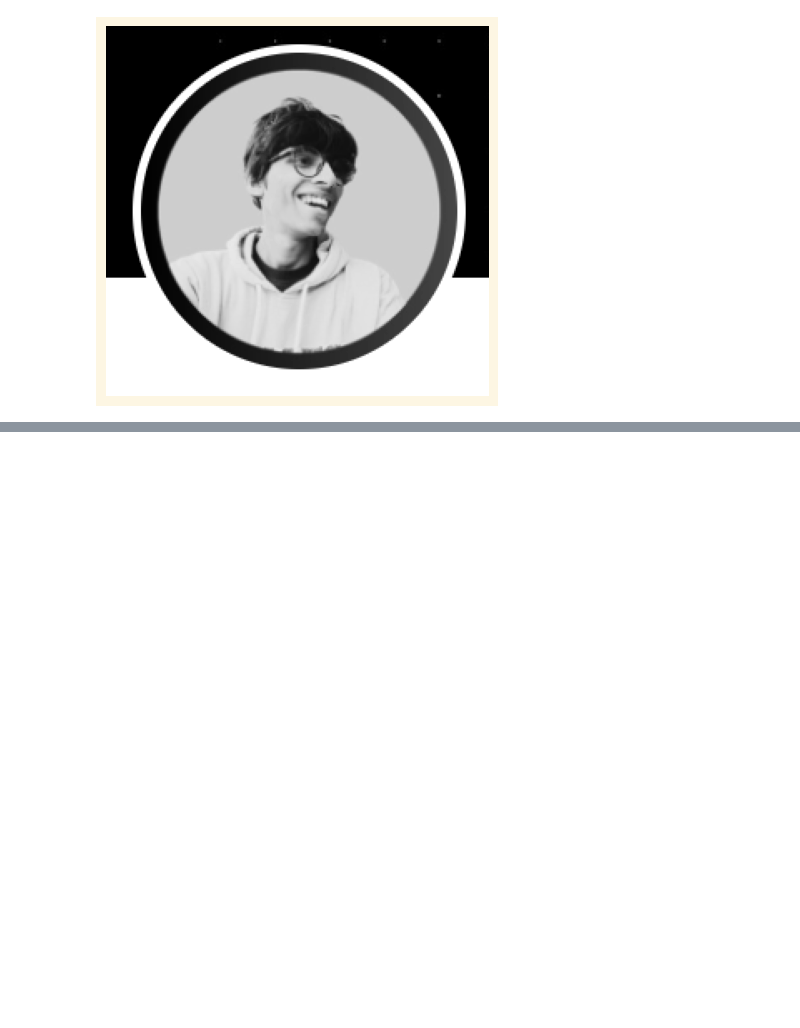
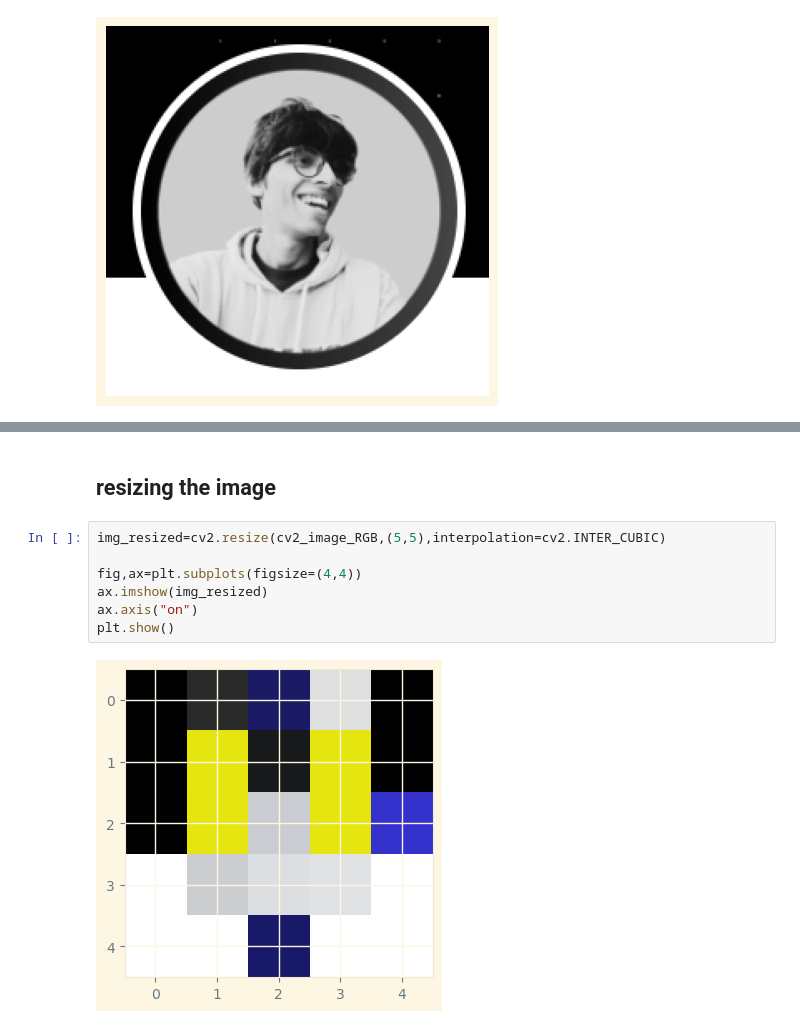
Before and after one commit to Sameershrinath/5th_sem, a Jupyter notebook: PYTHON/Image_processing/OpenCV.ipynb, the cells around one changed output, grey strips where cells are left out. Cells and saved outputs as stored; diff of their text form; blank space fills up the shorter version.

```diff
--- a/PYTHON/Image_processing/OpenCV.ipynb
+++ b/PYTHON/Image_processing/OpenCV.ipynb
@@ -131,0 +162,11 @@ plt.show()
+# %% [markdown]
+## **resizing the image**
+# %%
+img_resized=cv2.resize(cv2_image_RGB,(5,5),interpolation=cv2.INTER_CUBIC)
+
+fig,ax=plt.subplots(figsize=(4,4))
+ax.imshow(img_resized)
+ax.axis("on")
+plt.show()
+# %% [output]
+[figure, added]
```
Also changed, not shown: parts of 11 cells of this notebook.
